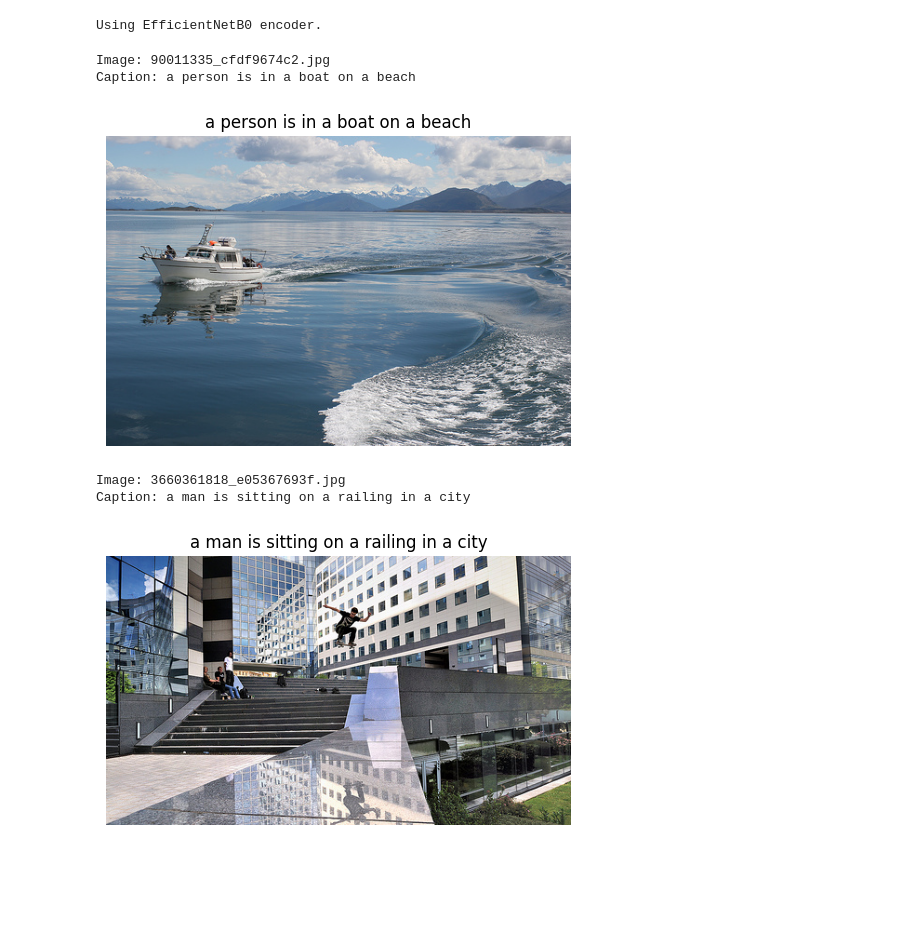
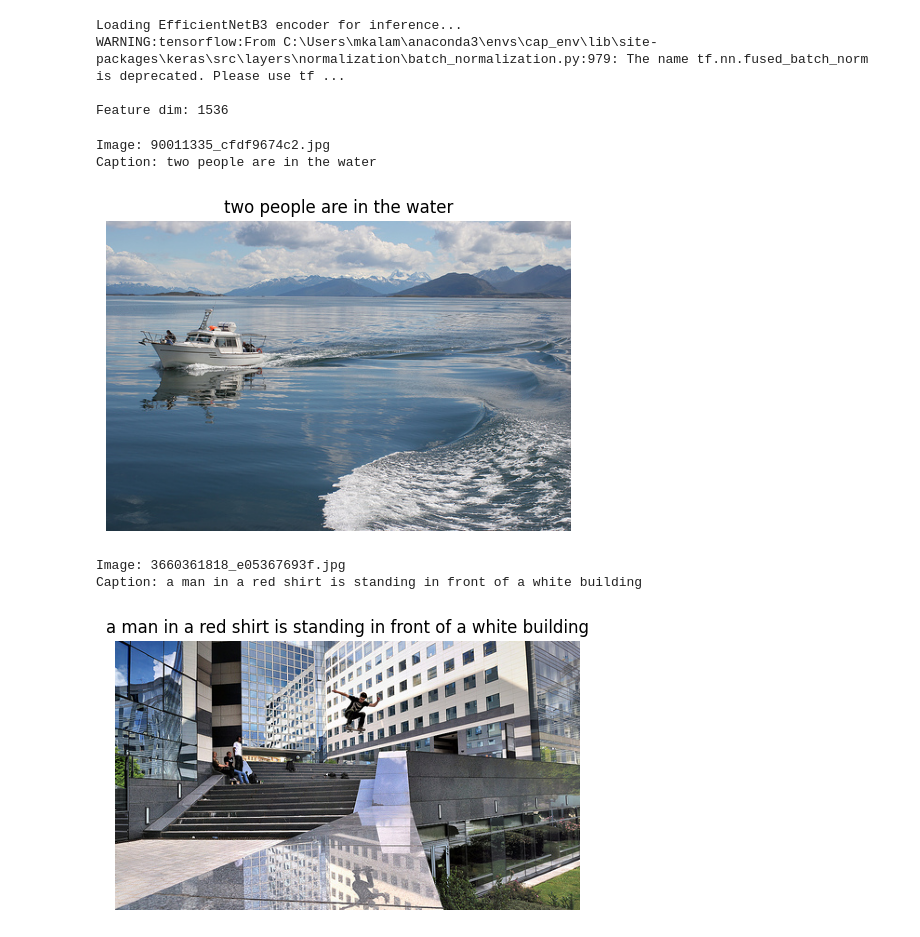
Before and after one commit to mkalam02/Image-captioning, a Jupyter notebook: notebooks/inference.ipynb, the cells around one changed output. Saved outputs shown, nothing was run; the diff lists cells and outputs as text; code cells hidden in the pictures; blank space fills up the shorter version.

Commit message:
Updated model and inference notebook, added GloVe ignore rules

```diff
--- a/notebooks/inference.ipynb
+++ b/notebooks/inference.ipynb
@@ -36,5 +38,6 @@ Vocab size: 3063 | max_len: 20
 # %%
-model_path_keras = MODELS / "caption_decoder.keras"
+#model_path_keras = MODELS / "caption_decoder.keras"
+model_path_keras = MODELS / "caption_decoder_2.keras"
 model_path_h5    = MODELS / "caption_decoder.h5"
 
 if model_path_keras.exists():
@@ -53,4 +60,5 @@ Decoder expects feature dim: 1280
 # %%
+'''
 IMG_SIZE = 224
 encoder_model = None
 preprocess_fn = None
@@ -84,10 +92,42 @@ if encoder_model is None:
     print("Using ResNet50 encoder.")
 
 encoder_model.trainable = False
+'''
+
+from tensorflow.keras.applications import EfficientNetB3
+from tensorflow.keras.applications.efficientnet import preprocess_input
+from tensorflow.keras.preprocessing import image
+import numpy as np
+from PIL import Image
+
+IMG_SIZE = (300, 300)   # or whatever you used when extracting features
+
+print("Loading EfficientNetB3 encoder for inference...")
+enc_base = EfficientNetB3(
+    include_top=False,
+    weights="imagenet",
+    pooling="avg"
+)
+FEAT_DIM = enc_base.output_shape[-1]
+print("Feature dim:", FEAT_DIM)   # should print 1536
+
+def extract_feature_from_image(img_path: str) -> np.ndarray:
+    """Load an image, preprocess it exactly like training, and return a (1536,) feature vector."""
+    img = Image.open(img_path).convert("RGB")
+    img = img.resize(IMG_SIZE)
+    arr = np.array(img).astype("float32")
+    arr = preprocess_input(arr)         # IMPORTANT: same preprocessing as training
+    arr = np.expand_dims(arr, axis=0)   # (1, H, W, 3)
+
+    feat = enc_base.predict(arr)        # (1, 1536)
+    return feat[0]                      # (1536,)
 # %% [output]
-Using EfficientNetB0 encoder.
+Loading EfficientNetB3 encoder for inference...
+WARNING:tensorflow:From C:\Users\mkalam\anaconda3\envs\cap_env\lib\site-packages\keras\src\layers\normalization\batch_normalization.py:979: The name tf.nn.fused_batch_norm is deprecated. Please use tf ...
+
+Feature dim: 1536
 # %%
-def extract_feature_from_image(img_path: str):
+"""def extract_feature_from_image(img_path: str):
     img_bytes = tf.io.read_file(img_path)
     img = tf.image.decode_jpeg(img_bytes, channels=3)
     img = tf.image.resize(img, (IMG_SIZE, IMG_SIZE))
@@ -95,6 +135,7 @@ def extract_feature_from_image(img_path: str):
     img = preprocess_fn(img)                        # IMPORTANT: same preprocessing as training
     feat = encoder_model(tf.expand_dims(img, 0), training=False)  # [1, feat_dim]
     return feat.numpy()[0]                          # [feat_dim]
+"""
 # %%
 import numpy as np
 from tensorflow.keras.preprocessing.sequence import pad_sequences
@@ -115,7 +156,7 @@ def greedy_caption_from_feature(feat_vec):
     return " ".join(words)
 # %%
 # Load saved test features (you can also use train/val)
-test_npz  = np.load(PROC / "features_b0_test.npz")
+test_npz  = np.load(PROC / "features_b3_test.npz")
 feat_map_test = {fn: feat for fn, feat in zip(test_npz["filenames"], test_npz["features"])}
 
 sample_img = list(feat_map_test.keys())[10]
@@ -129,23 +170,23 @@ img = Image.open(img_path)
 plt.figure(figsize=(6,6)); plt.imshow(img); plt.axis("off"); plt.title(cap); plt.show()
 # %% [output]
 Image: 90011335_cfdf9674c2.jpg
-Caption: a person is in a boat on a beach
+Caption: two people are in the water
-[figure, old version]
+[figure, new version]
 # %%
 # Load saved test features (you can also use train/val)
-test_npz  = np.load(PROC / "features_b0_test.npz")
+test_npz  = np.load(PROC / "features_b3_test.npz")
 feat_map_test = {fn: feat for fn, feat in zip(test_npz["filenames"], test_npz["features"])}
 
 sample_img = list(feat_map_test.keys())[25]
 cap = greedy_caption_from_feature(feat_map_test[sample_img])
 print("Image:", sample_img)
 print("Caption:", cap)
 
 # Show the image with its caption
 img_path = IMAGES / sample_img
 img = Image.open(img_path)
 plt.figure(figsize=(6,6)); plt.imshow(img); plt.axis("off"); plt.title(cap); plt.show()
 # %% [output]
 Image: 3660361818_e05367693f.jpg
-Caption: a man is sitting on a railing in a city
+Caption: a man in a red shirt is standing in front of a white building
-[figure, old version]
+[figure, new version]
```
Also changed, not shown: parts of 3 cells of this notebook, 2 other files.
